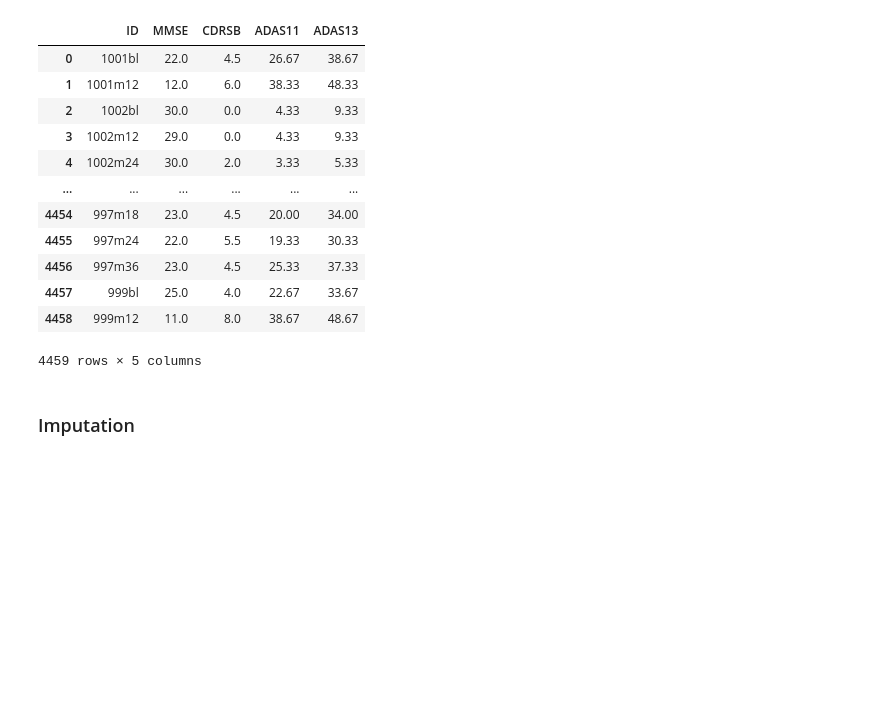
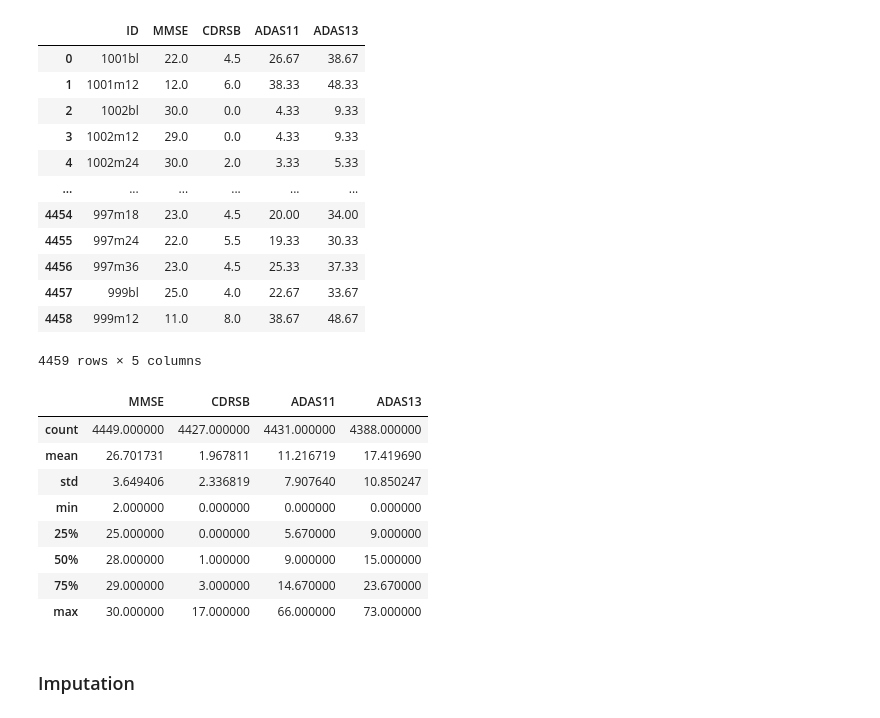
Before and after one commit to umayaaah/xai-for-alzheimer-prediction, a Jupyter notebook: preprocessing/ADNI_preprocessing.ipynb, the cells around one changed output. Saved outputs shown, nothing was run; the diff lists cells and outputs as text; code cells hidden in the pictures; blank space fills up the shorter version.

Commit message:
described datasets

```diff
--- a/preprocessing/ADNI_preprocessing.ipynb
+++ b/preprocessing/ADNI_preprocessing.ipynb
@@ -255,6 +267,18 @@ neuro_df
 | 4457 | 999bl | 25.0 | 4.0 | 22.67 | 33.67 |
 | 4458 | 999m12 | 11.0 | 8.0 | 38.67 | 48.67 |
 4459 rows × 5 columns
+# %%
+neuro_df.describe()
+# %% [output]
+|  | MMSE | CDRSB | ADAS11 | ADAS13 |
+| count | 4449.000000 | 4427.000000 | 4431.000000 | 4388.000000 |
+| mean | 26.701731 | 1.967811 | 11.216719 | 17.419690 |
+| std | 3.649406 | 2.336819 | 7.907640 | 10.850247 |
+| min | 2.000000 | 0.000000 | 0.000000 | 0.000000 |
+| 25% | 25.000000 | 0.000000 | 5.670000 | 9.000000 |
+| 50% | 28.000000 | 1.000000 | 9.000000 | 15.000000 |
+| 75% | 29.000000 | 3.000000 | 14.670000 | 23.670000 |
+| max | 30.000000 | 17.000000 | 66.000000 | 73.000000 |
 # %% [markdown]
 ### Imputation
 # %%
```
Also changed, not shown: parts of 2 cells of this notebook.
